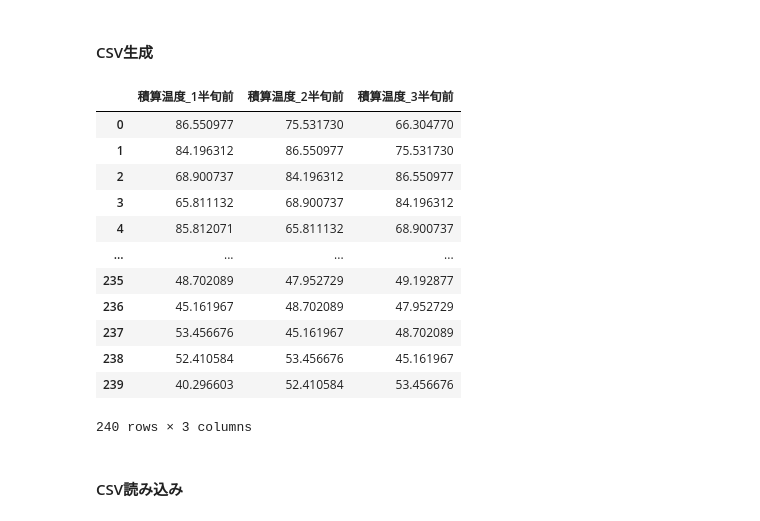
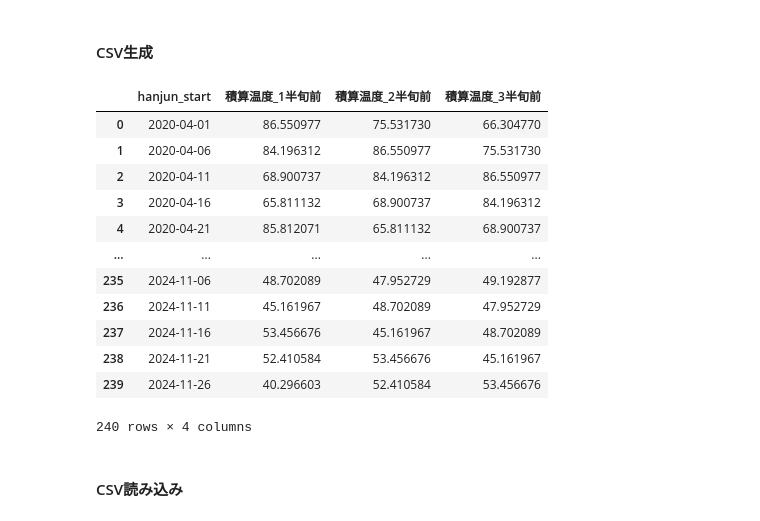
Before and after one commit to ShotaSasaki-HU/ASTRO-CAMP-2025, a Jupyter notebook: sarimax.ipynb, the cells around one changed output. Drawn from its saved outputs; the diff is of its cells as text; code cells hidden in the pictures.

Commit message:
df_degree_daysにhanjun_start列を追加

```diff
--- a/sarimax.ipynb
+++ b/sarimax.ipynb
@@ -189,6 +189,7 @@ for index, row in tqdm(df_resp.iterrows(), total=df_resp.shape[0], desc="積算
     current_start = row['hanjun_start']
 
     row_features = {} # 計算結果を格納する辞書
+    row_features['hanjun_start'] = current_start
 
     # 1半旬前から3半旬前までをループ処理
     for lag in range(1, 3 + 1):
@@ -201,45 +202,45 @@ for index, row in tqdm(df_resp.iterrows(), total=df_resp.shape[0], desc="積算
         # キャッシュの確認
         if cache_key in dd_cache:
             # キャッシュがある場合
             dd_value = dd_cache[cache_key]
         else:
             # キャッシュが無い場合
             dd_value = get_degree_days_for_period(start_lag, end_lag)
             dd_cache[cache_key] = dd_value
 
         row_features[f'積算温度_{lag}半旬前'] = dd_value
 
     lagged_features.append(row_features)
 
 # 計算結果のリストを新しいデータフレームに変換
 df_degree_days = pd.DataFrame(lagged_features)
 
 # NaN値の線形補間を実行（月半旬が短いためデータが無い場合あり）
 df_degree_days.interpolate(method='linear', inplace=True)
 
 aoi_info = aoi.getInfo()
 coords = aoi_info['coordinates'][0]
 min_lon = coords[0][0]
 min_lat = coords[0][1]
 max_lon = coords[2][0]
 max_lat = coords[2][1]
 file_name = f"df_degree_days_[{min_lon}, {min_lat}, {max_lon}, {max_lat}].csv"
 df_degree_days.to_csv(file_name)
 
 df_degree_days
 # %% [output]
-|  | 積算温度_1半旬前 | 積算温度_2半旬前 | 積算温度_3半旬前 |
-| 0 | 86.550977 | 75.531730 | 66.304770 |
-| 1 | 84.196312 | 86.550977 | 75.531730 |
-| 2 | 68.900737 | 84.196312 | 86.550977 |
-| 3 | 65.811132 | 68.900737 | 84.196312 |
-| 4 | 85.812071 | 65.811132 | 68.900737 |
-| ... | ... | ... | ... |
-| 235 | 48.702089 | 47.952729 | 49.192877 |
-| 236 | 45.161967 | 48.702089 | 47.952729 |
-| 237 | 53.456676 | 45.161967 | 48.702089 |
-| 238 | 52.410584 | 53.456676 | 45.161967 |
-| 239 | 40.296603 | 52.410584 | 53.456676 |
+|  | hanjun_start | 積算温度_1半旬前 | 積算温度_2半旬前 | 積算温度_3半旬前 |
+| 0 | 2020-04-01 | 86.550977 | 75.531730 | 66.304770 |
+| 1 | 2020-04-06 | 84.196312 | 86.550977 | 75.531730 |
+| 2 | 2020-04-11 | 68.900737 | 84.196312 | 86.550977 |
+| 3 | 2020-04-16 | 65.811132 | 68.900737 | 84.196312 |
+| 4 | 2020-04-21 | 85.812071 | 65.811132 | 68.900737 |
+| ... | ... | ... | ... | ... |
+| 235 | 2024-11-06 | 48.702089 | 47.952729 | 49.192877 |
+| 236 | 2024-11-11 | 45.161967 | 48.702089 | 47.952729 |
+| 237 | 2024-11-16 | 53.456676 | 45.161967 | 48.702089 |
+| 238 | 2024-11-21 | 52.410584 | 53.456676 | 45.161967 |
+| 239 | 2024-11-26 | 40.296603 | 52.410584 | 53.456676 |
-240 rows × 3 columns
+240 rows × 4 columns
 # %% [markdown]
 #### CSV読み込み
```
